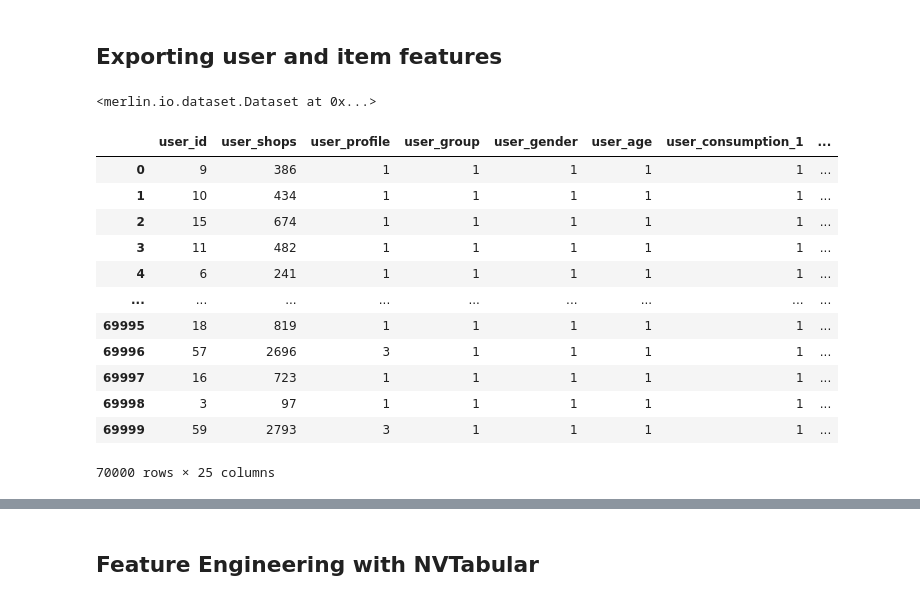
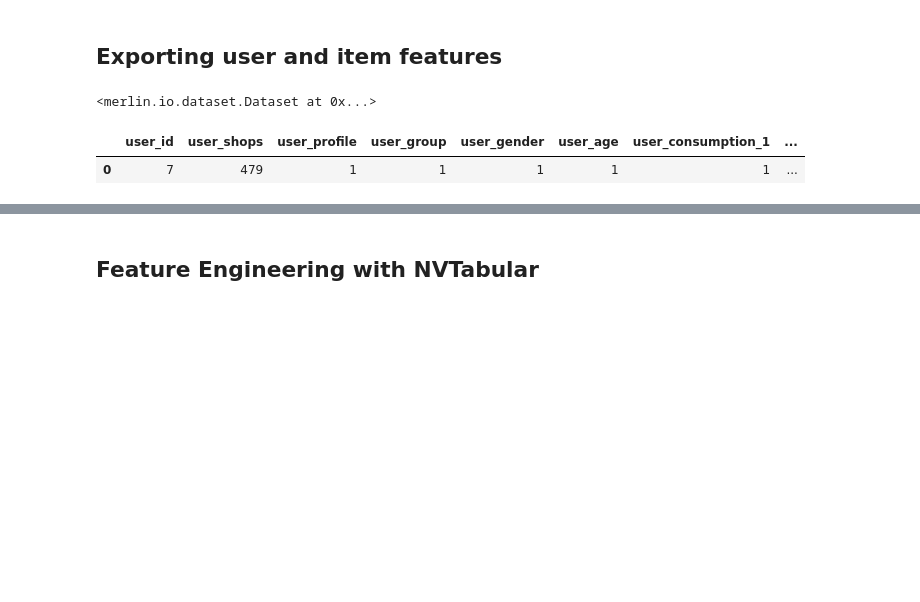
Before and after one commit to LongBaoCoder2/try-merlin, a Jupyter notebook: explore/training_pipeline.ipynb, the cells around one changed output, grey strips where cells are left out. Saved outputs shown, nothing was run; the diff lists cells and outputs as text; code cells hidden in the pictures; blank space fills up the shorter version.

```diff
--- a/explore/training_pipeline.ipynb
+++ b/explore/training_pipeline.ipynb
@@ -80,21 +80,10 @@ user_features["datetime"] = user_features["datetime"].astype("datetime64[ns]")
 user_features["created"] = datetime.now()
 user_features["created"] = user_features["created"].astype("datetime64[ns]")
 # %%
-user_features[user_features['user_id']
+user_features[user_features['user_id']  == 7]
 # %% [output]
 |  | user_id | user_shops | user_profile | user_group | user_gender | user_age | user_consumption_1 | ... |
-| 0 | 9 | 386 | 1 | 1 | 1 | 1 | 1 | ... |
-| 1 | 10 | 434 | 1 | 1 | 1 | 1 | 1 | ... |
-| 2 | 15 | 674 | 1 | 1 | 1 | 1 | 1 | ... |
-| 3 | 11 | 482 | 1 | 1 | 1 | 1 | 1 | ... |
-| 4 | 6 | 241 | 1 | 1 | 1 | 1 | 1 | ... |
-| ... | ... | ... | ... | ... | ... | ... | ... | ... |
-| 69995 | 18 | 819 | 1 | 1 | 1 | 1 | 1 | ... |
-| 69996 | 57 | 2696 | 3 | 1 | 1 | 1 | 1 | ... |
-| 69997 | 16 | 723 | 1 | 1 | 1 | 1 | 1 | ... |
-| 69998 | 3 | 97 | 1 | 1 | 1 | 1 | 1 | ... |
-| 69999 | 59 | 2793 | 3 | 1 | 1 | 1 | 1 | ... |
+| 0 | 7 | 479 | 1 | 1 | 1 | 1 | 1 | ... |
-70000 rows × 25 columns
 # %%
 user_features.to_parquet(
     os.path.join(feature_repo_path, "data", "user_features.parquet")
```
Also changed, not shown: parts of 12 cells of this notebook, 2 other files.
